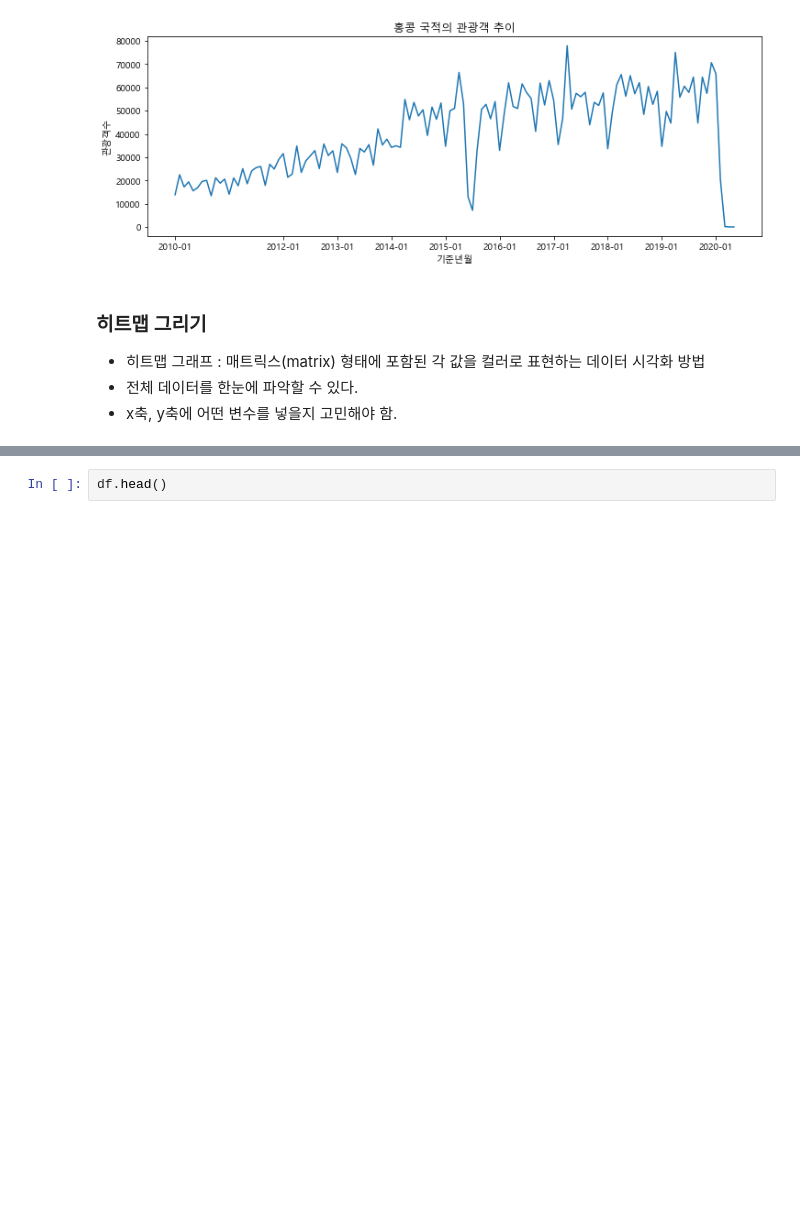
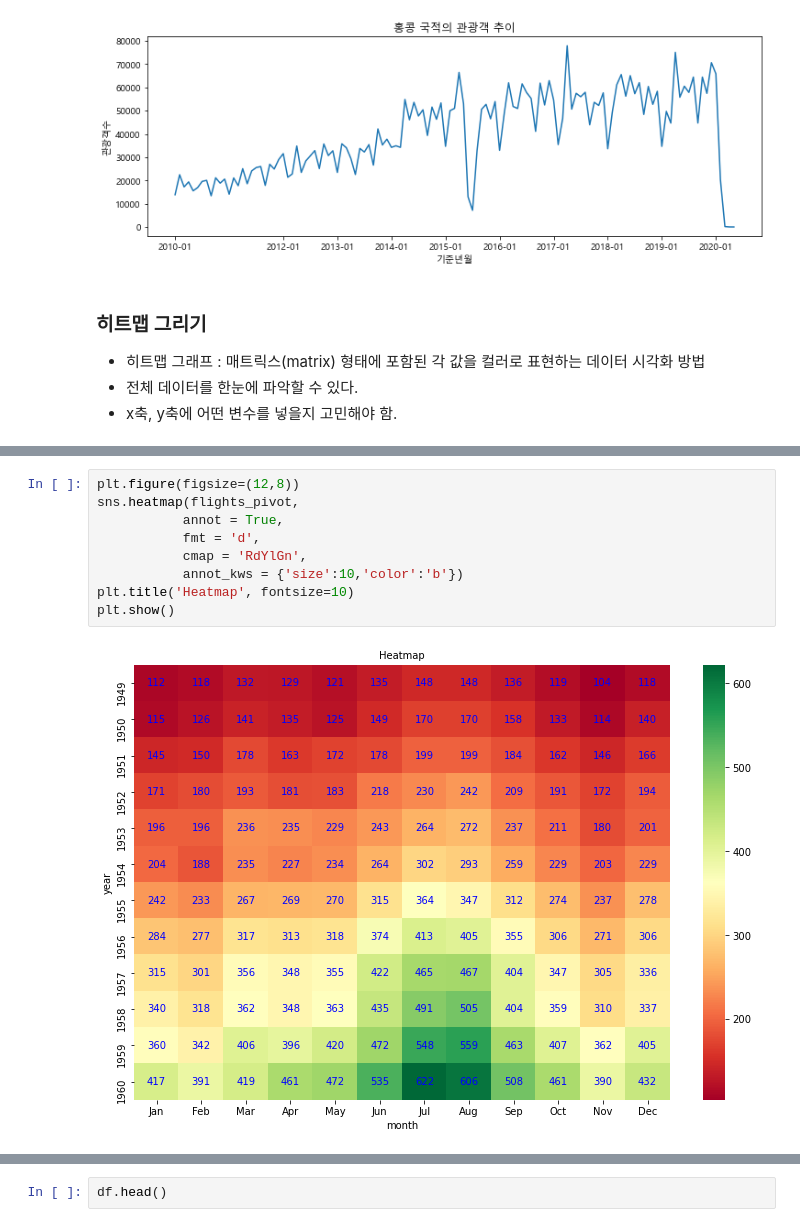
Before and after one commit to Hongbi-Kim/DataAnalysis, a Jupyter notebook: 데이터분석_실무파이썬_강아지/4-2. 관광객 데이터 시각화.ipynb, the cells around one changed output, grey strips where cells are left out. Saved outputs shown, nothing was run; the diff lists cells and outputs as text; blank space fills up the shorter version.

```diff
--- a/데이터분석_실무파이썬_강아지/4-2. 관광객 데이터 시각화.ipynb
+++ b/데이터분석_실무파이썬_강아지/4-2. 관광객 데이터 시각화.ipynb
@@ -87,0 +132,11 @@ for cntry in cntry_list:
+# %%
+plt.figure(figsize=(12,8))
+sns.heatmap(flights_pivot,
+           annot = True,
+           fmt = 'd',
+           cmap = 'RdYlGn',
+           annot_kws = {'size':10,'color':'b'})
+plt.title('Heatmap', fontsize=10)
+plt.show()
+# %% [output]
+[figure, added]
```
Also changed, not shown: parts of 6 cells of this notebook, 36 other files.
